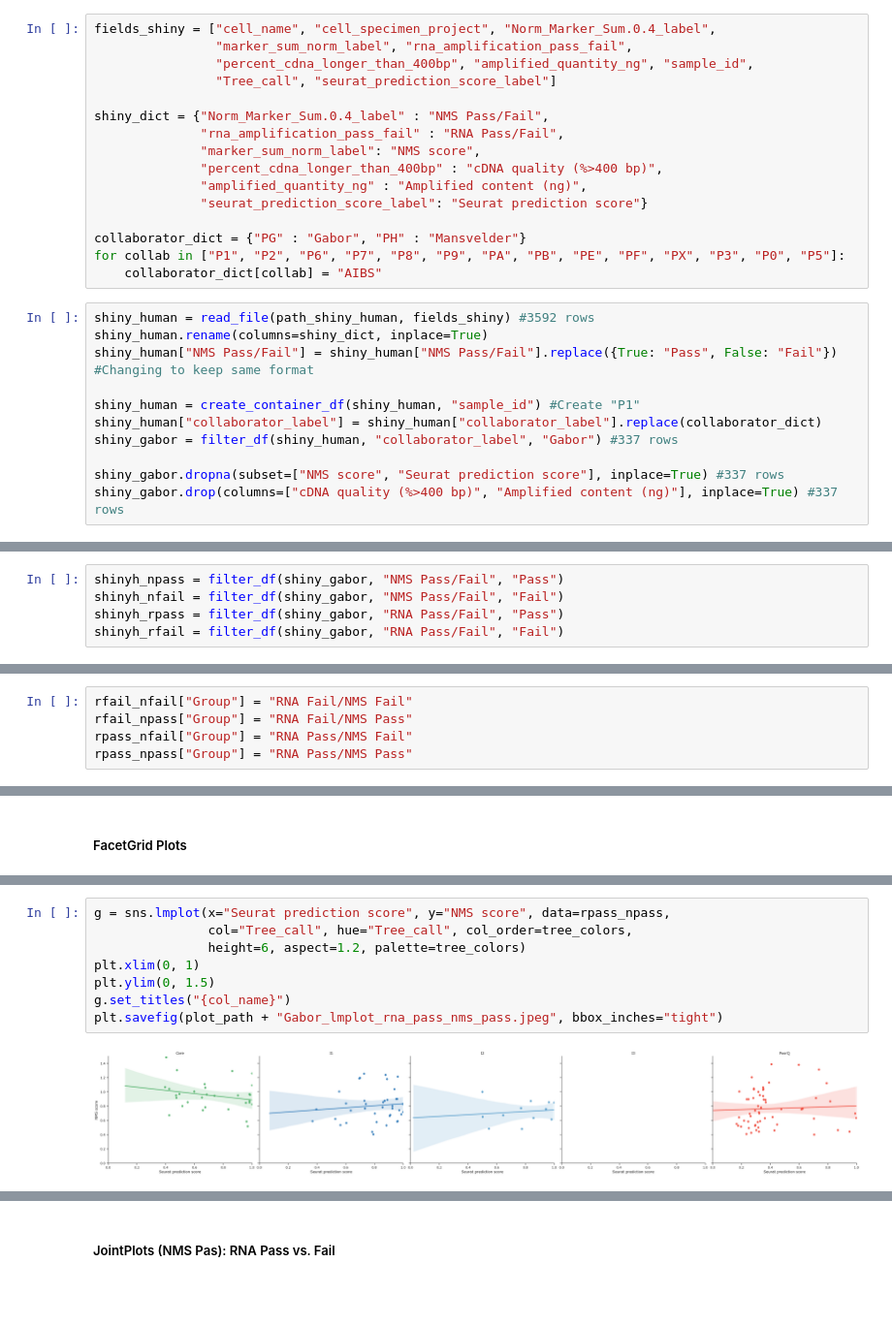
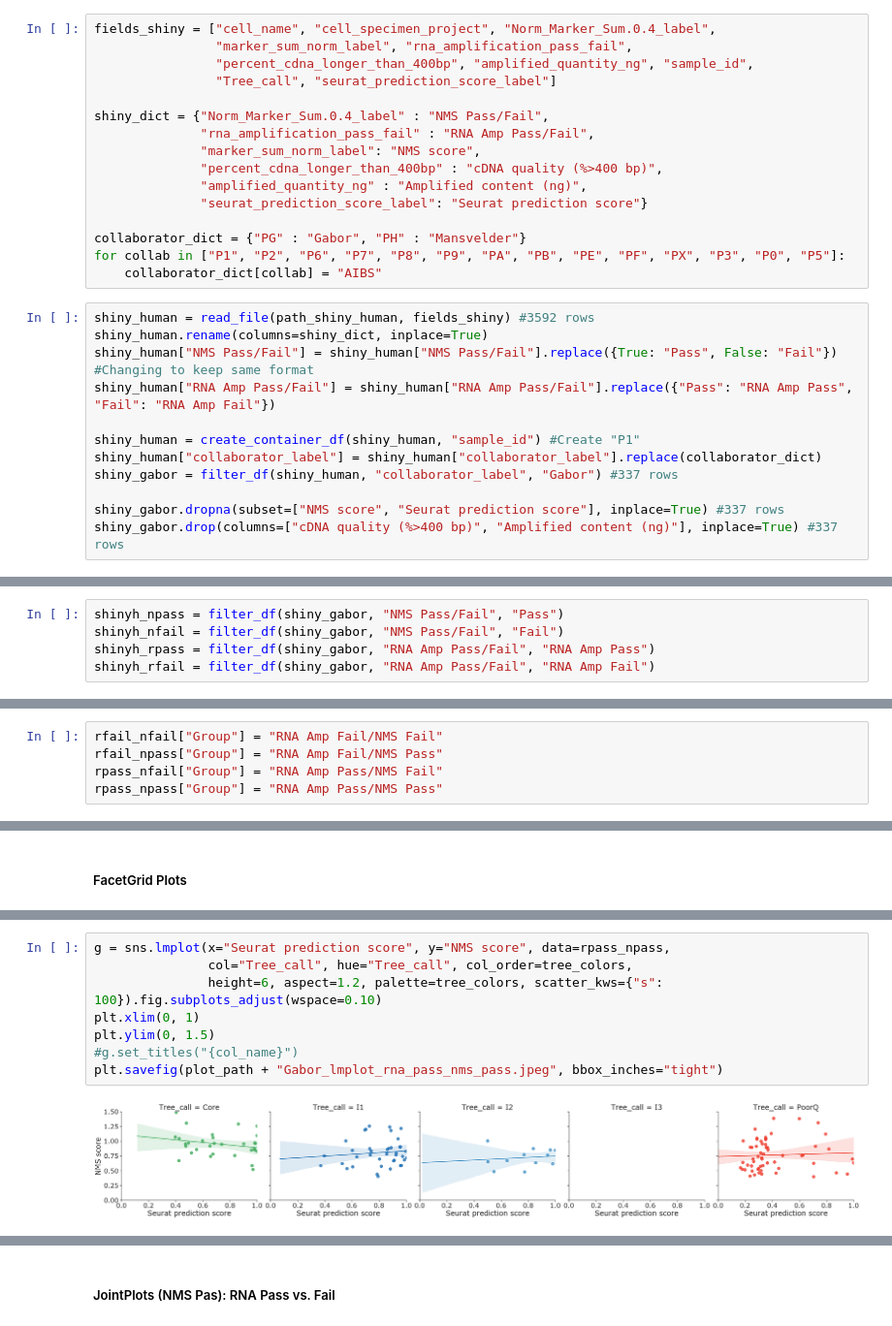
Before and after one commit to ramr24/Personal, a Jupyter notebook: analysis_scripts/rna_amp_human_analysis_gabor.ipynb, the cells around one changed output, grey strips where cells are left out. Shown at 97% size. Saved outputs shown, nothing was run; the diff lists cells and outputs as text; blank space fills up the shorter version.

```diff
--- a/analysis_scripts/rna_amp_human_analysis_gabor.ipynb
+++ b/analysis_scripts/rna_amp_human_analysis_gabor.ipynb
@@ -37,7 +37,7 @@ fields_shiny = ["cell_name", "cell_specimen_project", "Norm_Marker_Sum.0.4_label
                 "Tree_call", "seurat_prediction_score_label"]
 
 shiny_dict = {"Norm_Marker_Sum.0.4_label" : "NMS Pass/Fail",
-              "rna_amplification_pass_fail" : "RNA Pass/Fail",
+              "rna_amplification_pass_fail" : "RNA Amp Pass/Fail",
               "marker_sum_norm_label": "NMS score",
               "percent_cdna_longer_than_400bp" : "cDNA quality (%>400 bp)",
               "amplified_quantity_ng" : "Amplified content (ng)",
@@ -50,6 +50,7 @@ for collab in ["P1", "P2", "P6", "P7", "P8", "P9", "PA", "PB", "PE", "PF", "PX",
 shiny_human = read_file(path_shiny_human, fields_shiny) #3592 rows
 shiny_human.rename(columns=shiny_dict, inplace=True)
 shiny_human["NMS Pass/Fail"] = shiny_human["NMS Pass/Fail"].replace({True: "Pass", False: "Fail"}) #Changing to keep same format
+shiny_human["RNA Amp Pass/Fail"] = shiny_human["RNA Amp Pass/Fail"].replace({"Pass": "RNA Amp Pass", "Fail": "RNA Amp Fail"})
 
 shiny_human = create_container_df(shiny_human, "sample_id") #Create "P1"
 shiny_human["collaborator_label"] = shiny_human["collaborator_label"].replace(collaborator_dict)
@@ -77,8 +74,8 @@ array(['hIVSCC-METx', 'hIVSCC-MET'], dtype=object)
 # %%
 shinyh_npass = filter_df(shiny_gabor, "NMS Pass/Fail", "Pass")
 shinyh_nfail = filter_df(shiny_gabor, "NMS Pass/Fail", "Fail")
-shinyh_rpass = filter_df(shiny_gabor, "RNA Pass/Fail", "Pass")
-shinyh_rfail = filter_df(shiny_gabor, "RNA Pass/Fail", "Fail")
+shinyh_rpass = filter_df(shiny_gabor, "RNA Amp Pass/Fail", "RNA Amp Pass")
+shinyh_rfail = filter_df(shiny_gabor, "RNA Amp Pass/Fail", "RNA Amp Fail")
 # %% [output]
 INFO:functions.temp_funcs:Filtered dataframe based on NMS Pass/Fail == Pass
 INFO:functions.temp_funcs:Filtered dataframe based on NMS Pass/Fail == Fail
@@ -95,10 +92,10 @@ INFO:functions.temp_funcs:Filtered dataframe based on NMS Pass/Fail == Pass
 INFO:functions.temp_funcs:Filtered dataframe based on NMS Pass/Fail == Fail
 INFO:functions.temp_funcs:Filtered dataframe based on NMS Pass/Fail == Pass
 # %%
-rfail_nfail["Group"] = "RNA Fail/NMS Fail"
-rfail_npass["Group"] = "RNA Fail/NMS Pass"
-rpass_nfail["Group"] = "RNA Pass/NMS Fail"
-rpass_npass["Group"] = "RNA Pass/NMS Pass"
+rfail_nfail["Group"] = "RNA Amp Fail/NMS Fail"
+rfail_npass["Group"] = "RNA Amp Fail/NMS Pass"
+rpass_nfail["Group"] = "RNA Amp Pass/NMS Fail"
+rpass_npass["Group"] = "RNA Amp Pass/NMS Pass"
 # %% [output]
 A value is trying to be set on a copy of a slice from a DataFrame.
 Try using .loc[row_indexer,col_indexer] = value instead
@@ -161,13 +160,13 @@ plt.savefig(plot_path + "Gabor_facplot_rna_pass_fail_nms_pass.jpeg", bbox_inches
 # %%
 g = sns.lmplot(x="Seurat prediction score", y="NMS score", data=rpass_npass,
                col="Tree_call", hue="Tree_call", col_order=tree_colors,
-               height=6, aspect=1.2, palette=tree_colors)
+               height=6, aspect=1.2, palette=tree_colors, scatter_kws={"s": 100}).fig.subplots_adjust(wspace=0.10)
 plt.xlim(0, 1)
 plt.ylim(0, 1.5)
-g.set_titles("{col_name}")
+#g.set_titles("{col_name}")
 plt.savefig(plot_path + "Gabor_lmplot_rna_pass_nms_pass.jpeg", bbox_inches="tight")
 # %% [output]
-[figure, old version]
+[figure, new version]
 # %%
 g = sns.lmplot(x="Seurat prediction score", y="NMS score", data=rfail_npass,
                col="Tree_call", hue="Tree_call", col_order=tree_colors,
```
Also changed, not shown: parts of 15 cells of this notebook, 23 other files.
